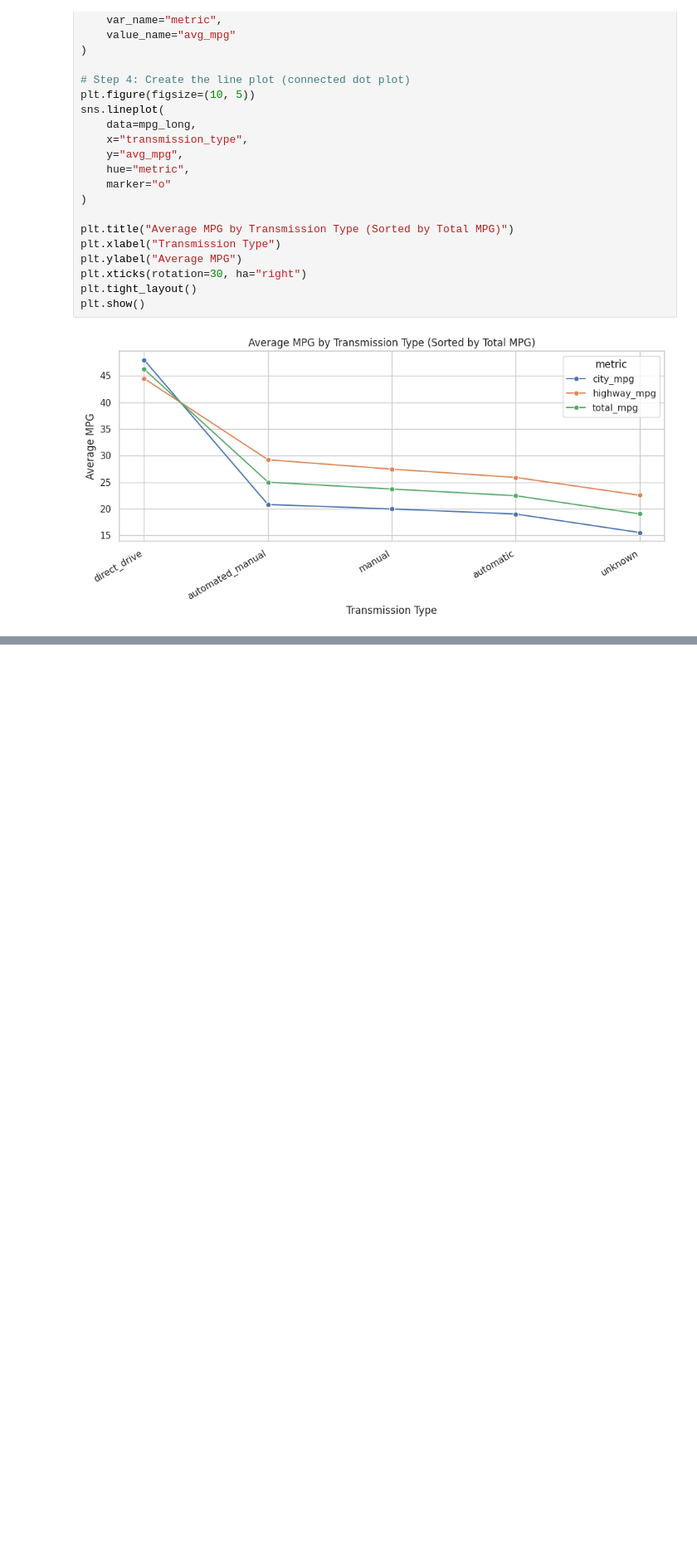
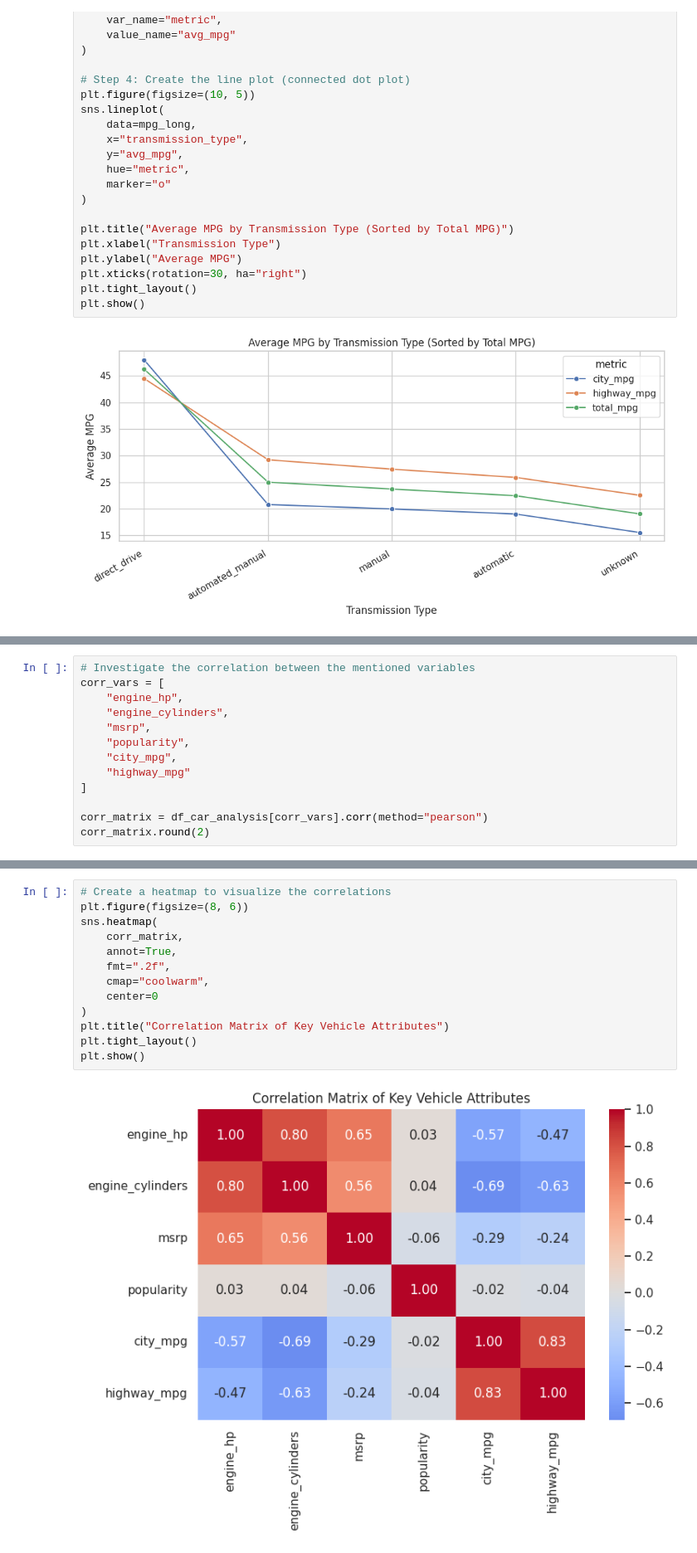
Before and after one commit to t-jor/car-market-analysis, a Jupyter notebook: notebooks/car_market_analysis.ipynb, the cells around one changed output, grey strips where cells are left out. Shown at 83% size. Saved outputs shown, nothing was run; the diff lists cells and outputs as text; blank space fills up the shorter version.

Commit message:
Added Correlation, Regression, Anova and Summary

```diff
--- a/notebooks/car_market_analysis.ipynb
+++ b/notebooks/car_market_analysis.ipynb
@@ -1077,0 +1078,13 @@ plt.show()
+# %%
+# Investigate the correlation between the mentioned variables
+corr_vars = [
+    "engine_hp",
+    "engine_cylinders",
+    "msrp",
+    "popularity",
+    "city_mpg",
+    "highway_mpg"
+]
+
+corr_matrix = df_car_analysis[corr_vars].corr(method="pearson")
+corr_matrix.round(2)
@@ -1077,0 +1099,15 @@ plt.show()
+# %%
+# Create a heatmap to visualize the correlations
+plt.figure(figsize=(8, 6))
+sns.heatmap(
+    corr_matrix,
+    annot=True,
+    fmt=".2f",
+    cmap="coolwarm",
+    center=0
+)
+plt.title("Correlation Matrix of Key Vehicle Attributes")
+plt.tight_layout()
+plt.show()
+# %% [output]
+[figure, added]
```
Also changed, not shown: parts of 17 cells of this notebook.
